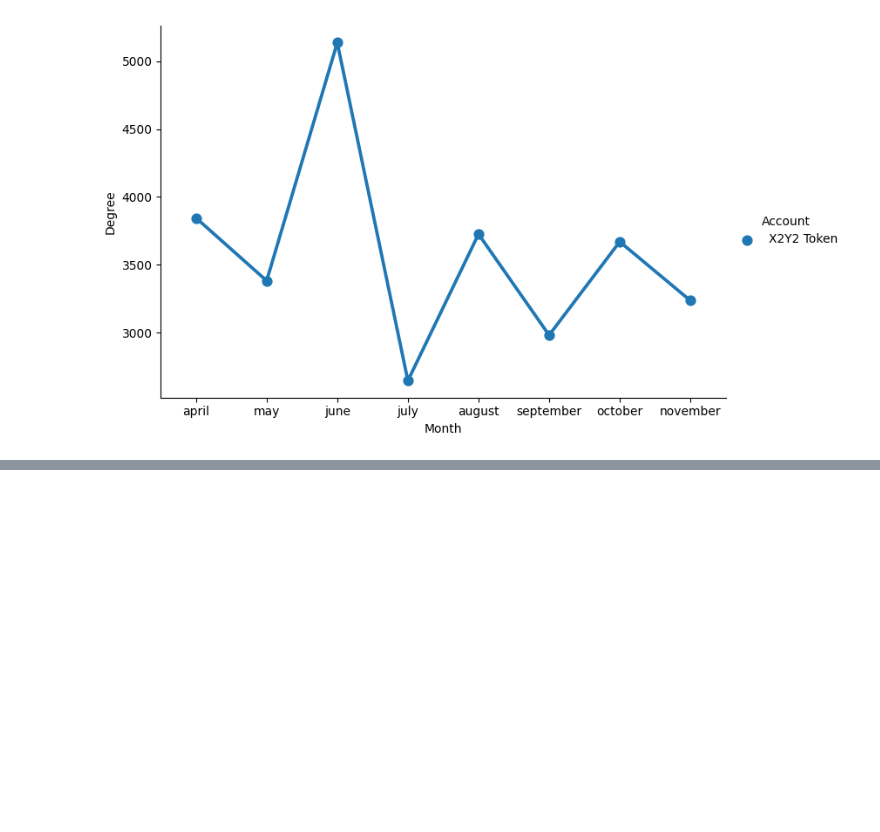
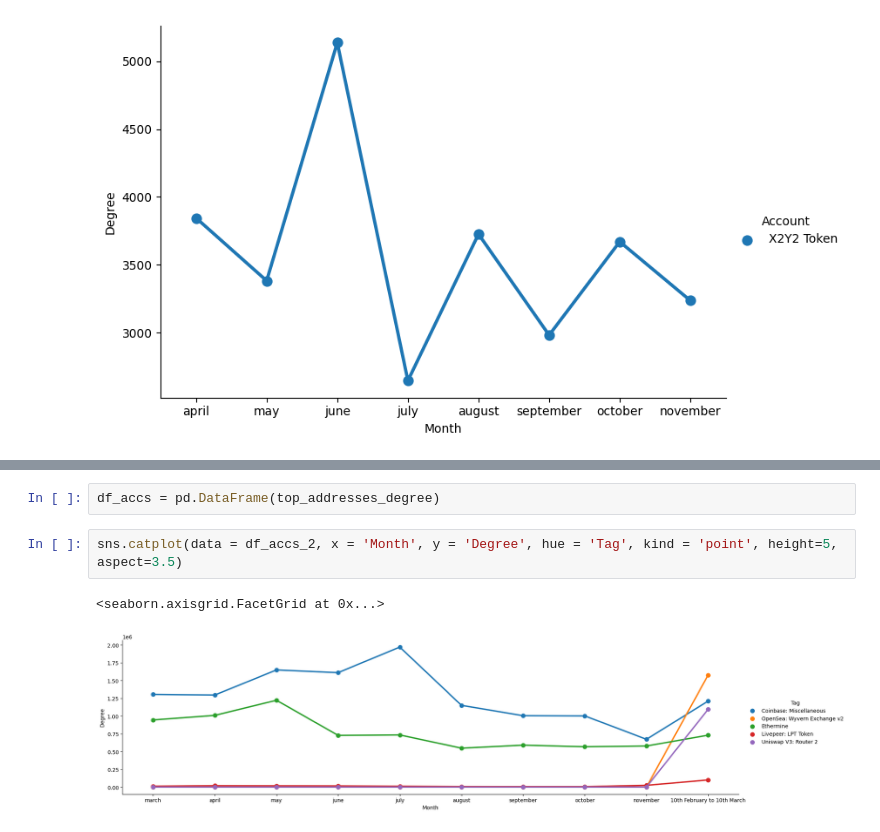
Before and after one commit to PedroHFSO/EthereumDataAnalysis, a Jupyter notebook: Analysis/Russia Paper/Paper Extension/Investigation.ipynb, the cells around one changed output, grey strips where cells are left out. Saved outputs shown, nothing was run; the diff lists cells and outputs as text; blank space fills up the shorter version.

Commit message:
some investigation and plots, provisory

```diff
--- a/Analysis/Russia Paper/Paper Extension/Investigation.ipynb
+++ b/Analysis/Russia Paper/Paper Extension/Investigation.ipynb
@@ -94,0 +183,7 @@ sns.catplot(data = x2y2_df, x = 'Month', y = 'Degree', hue = 'Account', kind = '
+# %%
+df_accs = pd.DataFrame(top_addresses_degree)
+# %%
+sns.catplot(data = df_accs_2, x = 'Month', y = 'Degree', hue = 'Tag', kind = 'point', height=5, aspect=3.5)
+# %% [output]
+<seaborn.axisgrid.FacetGrid at 0x...>
+[figure, added]
```
Also changed, not shown: parts of 9 cells of this notebook.
